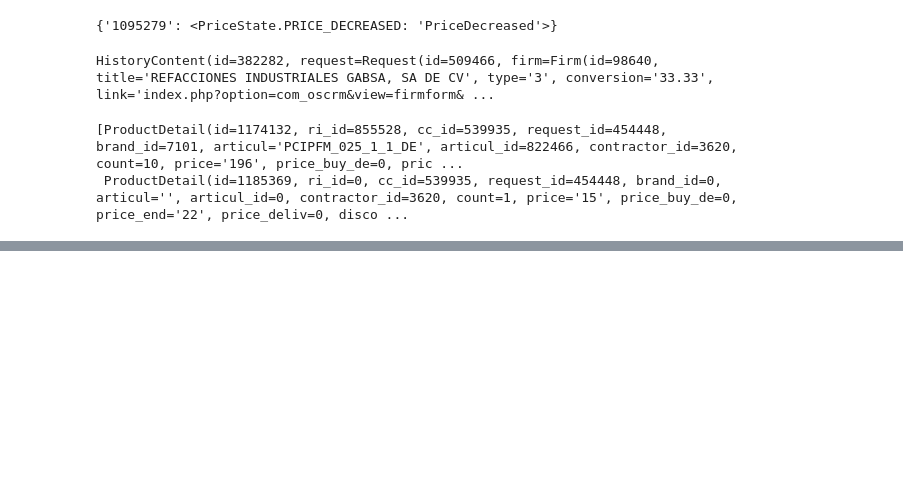
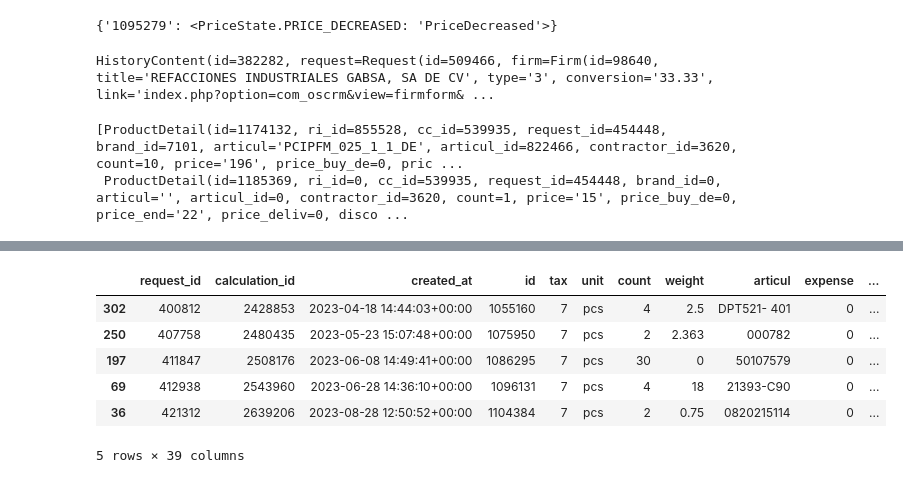
Before and after one commit to Valuamba/components_agent_sales, a Jupyter notebook: notebooks/famaga/DiscountProcessing_20240513.ipynb, the cells around one changed output, grey strips where cells are left out. Saved outputs shown, nothing was run; the diff lists cells and outputs as text; code cells hidden in the pictures; blank space fills up the shorter version.

```diff
--- a/notebooks/famaga/DiscountProcessing_20240513.ipynb
+++ b/notebooks/famaga/DiscountProcessing_20240513.ipynb
@@ -1745,0 +2238,26 @@ customer_purchase_history
+# %%
+# Function to find the first and latest records
+def get_first_and_latest(df):
+    first_record = df.loc[df['created_at'].idxmin()]
+    latest_record = df.loc[df['created_at'].idxmax()]
+    return first_record, latest_record
+
+# Group by request_id and find changes in price
+price_changed_rows = []
+
+for request_id, group in filtered_df.groupby('request_id'):
+    first_record, latest_record = get_first_and_latest(group)
+    if first_record['count'] == latest_record['count'] and first_record['price_sell_ru'] != latest_record['price_sell_ru']:
+        price_changed_rows.append(latest_record)
+
+price_changed_df = pd.DataFrame(price_changed_rows)
+
+price_changed_df.iloc[1:].head()
+# %% [output]
+|  | request_id | calculation_id | created_at | id | tax | unit | count | weight | articul | expense | ... |
+| 302 | 400812 | 2428853 | 2023-04-18 14:44:03+00:00 | 1055160 | 7 | pcs | 4 | 2.5 | DPT521- 401 | 0 | ... |
+| 250 | 407758 | 2480435 | 2023-05-23 15:07:48+00:00 | 1075950 | 7 | pcs | 2 | 2.363 | 000782 | 0 | ... |
+| 197 | 411847 | 2508176 | 2023-06-08 14:49:41+00:00 | 1086295 | 7 | pcs | 30 | 0 | 50107579 | 0 | ... |
+| 69 | 412938 | 2543960 | 2023-06-28 14:36:10+00:00 | 1096131 | 7 | pcs | 4 | 18 | 21393-C90 | 0 | ... |
+| 36 | 421312 | 2639206 | 2023-08-28 12:50:52+00:00 | 1104384 | 7 | pcs | 2 | 0.75 | 0820215114 | 0 | ... |
+5 rows × 39 columns
```
Also changed, not shown: parts of 28 cells of this notebook.
